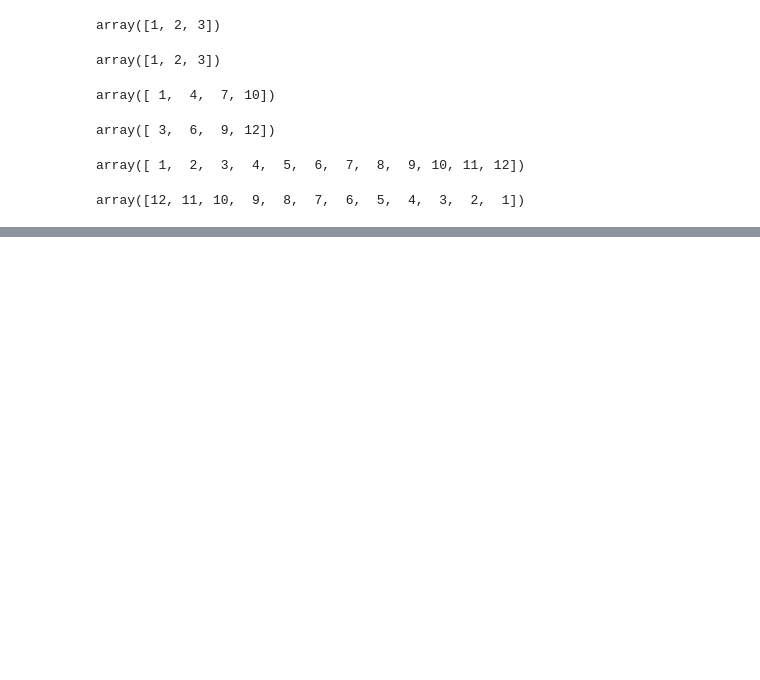
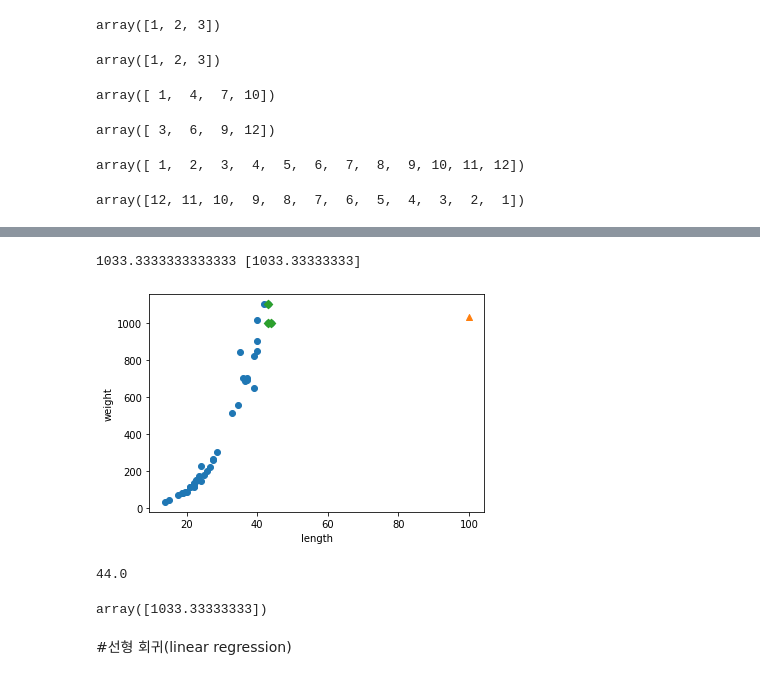
Before and after one commit to serinss/seSAC_ML_DL, a Jupyter notebook: 03_2_선형_회귀.ipynb, the cells around one changed output, grey strips where cells are left out. Saved outputs shown, nothing was run; the diff lists cells and outputs as text; code cells hidden in the pictures; blank space fills up the shorter version.

```diff
--- a/03_2_선형_회귀.ipynb
+++ b/03_2_선형_회귀.ipynb
@@ -112,0 +115,25 @@ array([12, 11, 10,  9,  8,  7,  6,  5,  4,  3,  2,  1])
+# %%
+print(np.mean(train_target[indexes]), knr.predict([[100]])) # 3개 이웃의 무게의 평균 = 모델의 예측값
+# %% [output]
+1033.3333333333333 [1033.33333333]
+# %%
+distances, indexes = knr.kneighbors([[100]])
+
+plt.scatter(train_input[:, 0], train_target) # 모든 훈련 데이터
+plt.scatter(100, 1033, marker='^') # 엄청 무거운 농어
+plt.scatter(train_input[indexes], train_target[indexes], marker='D') # 그 주변의 샘플 3개 데이터 체크
+plt.xlabel('length')
+plt.ylabel('weight')
+plt.show()
+# %% [output]
+[figure, added]
+# %%
+train_input[:, 0].max() #즉, 농어 44g 이상으로 아무리 커져도 무게는 더이상 늘어나지 않음
+# %% [output]
+44.0
+# %%
+knr.predict([[200]]) # 이 모형의 한계
+# %% [output]
+array([1033.33333333])
+# %% [markdown]
+#선형 회귀(linear regression)
```
Also changed, not shown: parts of 33 cells of this notebook.
